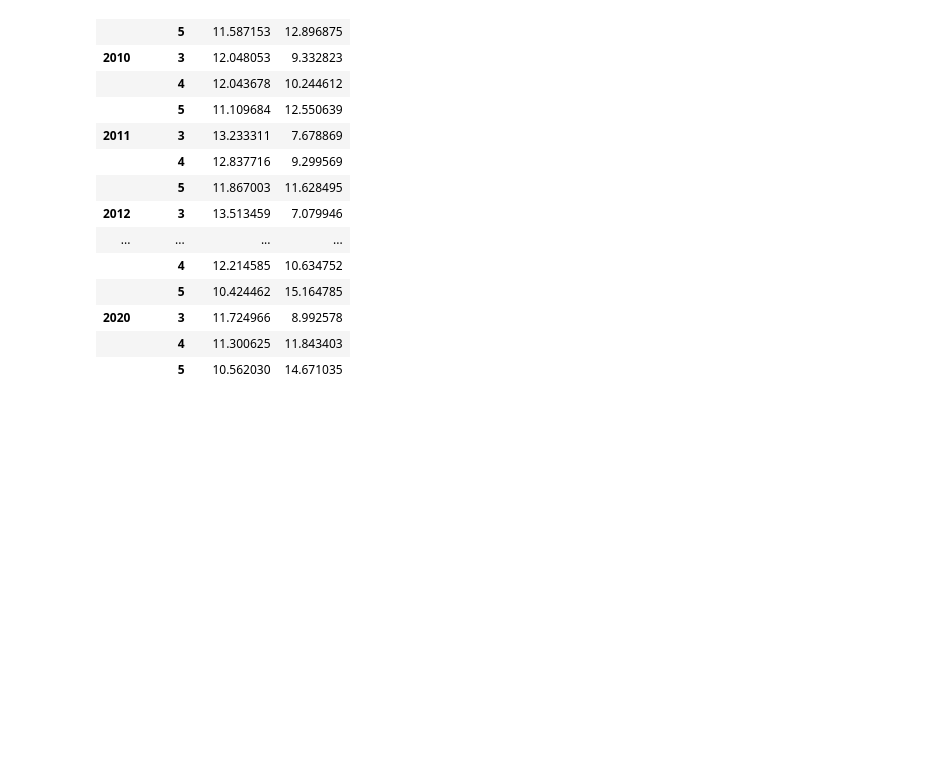
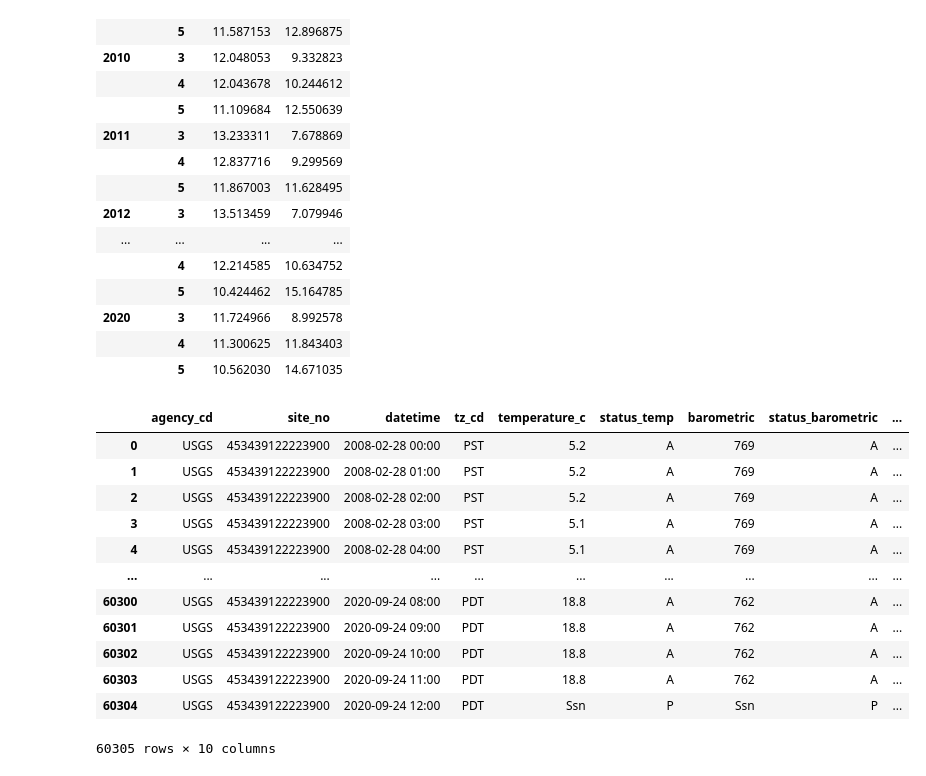
Before and after one commit to jayhjman/bootcamp-project1, a Jupyter notebook: Trim_water_data.ipynb, the cells around one changed output. Cells and saved outputs as stored; diff of their text form; code cells hidden in the pictures; blank space fills up the shorter version.

Commit message:
added new data files for columbia and commercial fishing

```diff
--- a/Trim_water_data.ipynb
+++ b/Trim_water_data.ipynb
@@ -136,3 +136,21 @@ willamette_reduce_final.groupby(['year','month']).mean()
 | 2020 | 3 | 11.724966 | 8.992578 |
 |  | 4 | 11.300625 | 11.843403 |
 |  | 5 | 10.562030 | 14.671035 |
+# %%
+file_name2 = "Resources/columbia_washougal.csv"
+columbia_washougal_water_df = pd.read_csv(file_name2, sep="\t")
+columbia_washougal_water_df
+# %% [output]
+|  | agency_cd | site_no | datetime | tz_cd | temperature_c | status_temp | barometric | status_barometric | ... |
+| 0 | USGS | 453439122223900 | 2008-02-28 00:00 | PST | 5.2 | A | 769 | A | ... |
+| 1 | USGS | 453439122223900 | 2008-02-28 01:00 | PST | 5.2 | A | 769 | A | ... |
+| 2 | USGS | 453439122223900 | 2008-02-28 02:00 | PST | 5.2 | A | 769 | A | ... |
+| 3 | USGS | 453439122223900 | 2008-02-28 03:00 | PST | 5.1 | A | 769 | A | ... |
+| 4 | USGS | 453439122223900 | 2008-02-28 04:00 | PST | 5.1 | A | 769 | A | ... |
+| ... | ... | ... | ... | ... | ... | ... | ... | ... | ... |
+| 60300 | USGS | 453439122223900 | 2020-09-24 08:00 | PDT | 18.8 | A | 762 | A | ... |
+| 60301 | USGS | 453439122223900 | 2020-09-24 09:00 | PDT | 18.8 | A | 762 | A | ... |
+| 60302 | USGS | 453439122223900 | 2020-09-24 10:00 | PDT | 18.8 | A | 762 | A | ... |
+| 60303 | USGS | 453439122223900 | 2020-09-24 11:00 | PDT | 18.8 | A | 762 | A | ... |
+| 60304 | USGS | 453439122223900 | 2020-09-24 12:00 | PDT | Ssn | P | Ssn | P | ... |
+60305 rows × 10 columns
```
Also changed, not shown: parts of 3 cells of this notebook, 4 other files.
